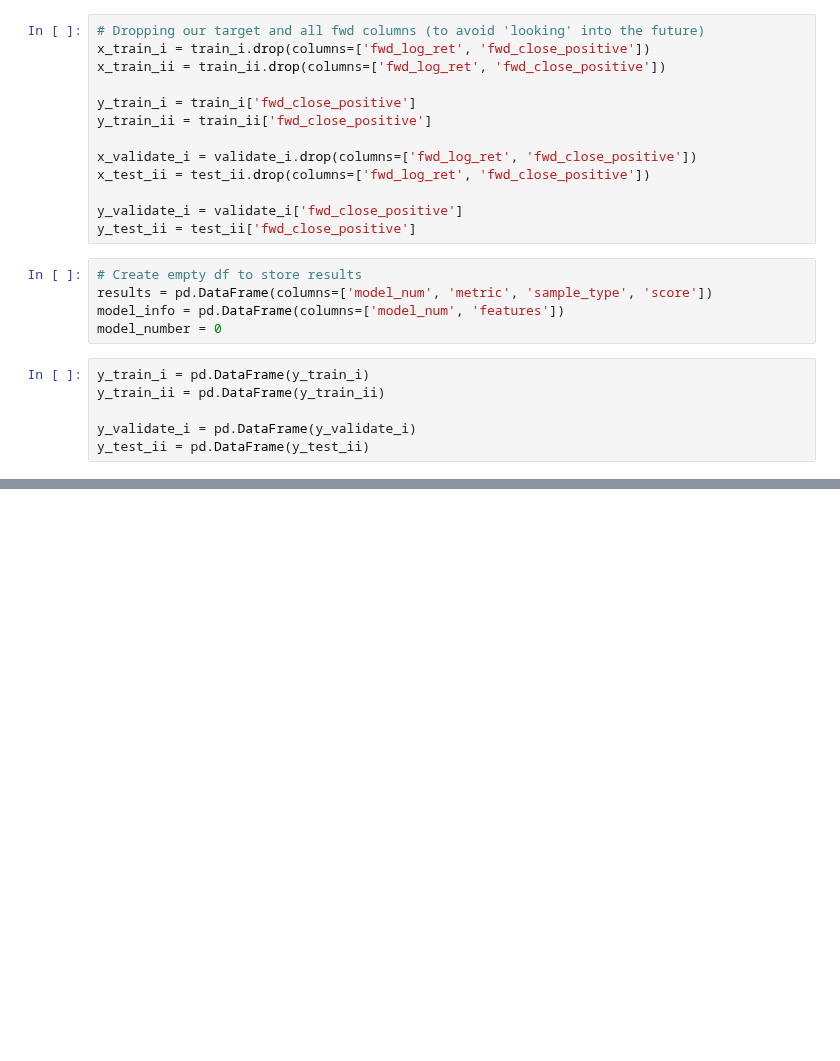
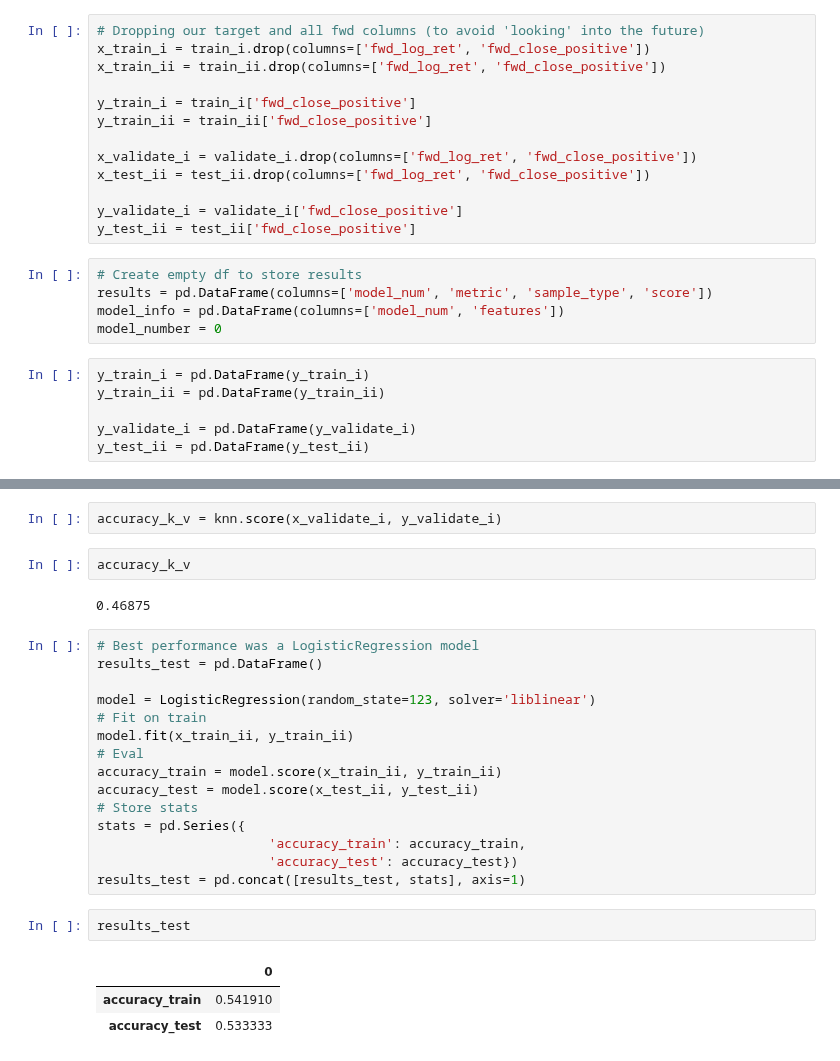
Before and after one commit to FinancialForecasters/financial_forecaster, a Jupyter notebook: waterman_model.ipynb, the cells around one changed output, grey strips where cells are left out. Drawn from its saved outputs; the diff is of its cells as text; blank space fills up the shorter version.

```diff
--- a/waterman_model.ipynb
+++ b/waterman_model.ipynb
@@ -464,0 +596,27 @@ model_number = 0
+# %%
+accuracy_k_v = knn.score(x_validate_i, y_validate_i)
+# %%
+accuracy_k_v
+# %% [output]
+0.46875
+# %%
+# Best performance was a LogisticRegression model
+results_test = pd.DataFrame()
+
+model = LogisticRegression(random_state=123, solver='liblinear')
+# Fit on train
+model.fit(x_train_ii, y_train_ii)
+# Eval
+accuracy_train = model.score(x_train_ii, y_train_ii)
+accuracy_test = model.score(x_test_ii, y_test_ii)
+# Store stats
+stats = pd.Series({
+                      'accuracy_train': accuracy_train,
+                      'accuracy_test': accuracy_test})
+results_test = pd.concat([results_test, stats], axis=1)
+# %%
+results_test
+# %% [output]
+|  | 0 |
+| accuracy_train | 0.541910 |
+| accuracy_test | 0.533333 |
```
Also changed, not shown: parts of 25 cells of this notebook.
